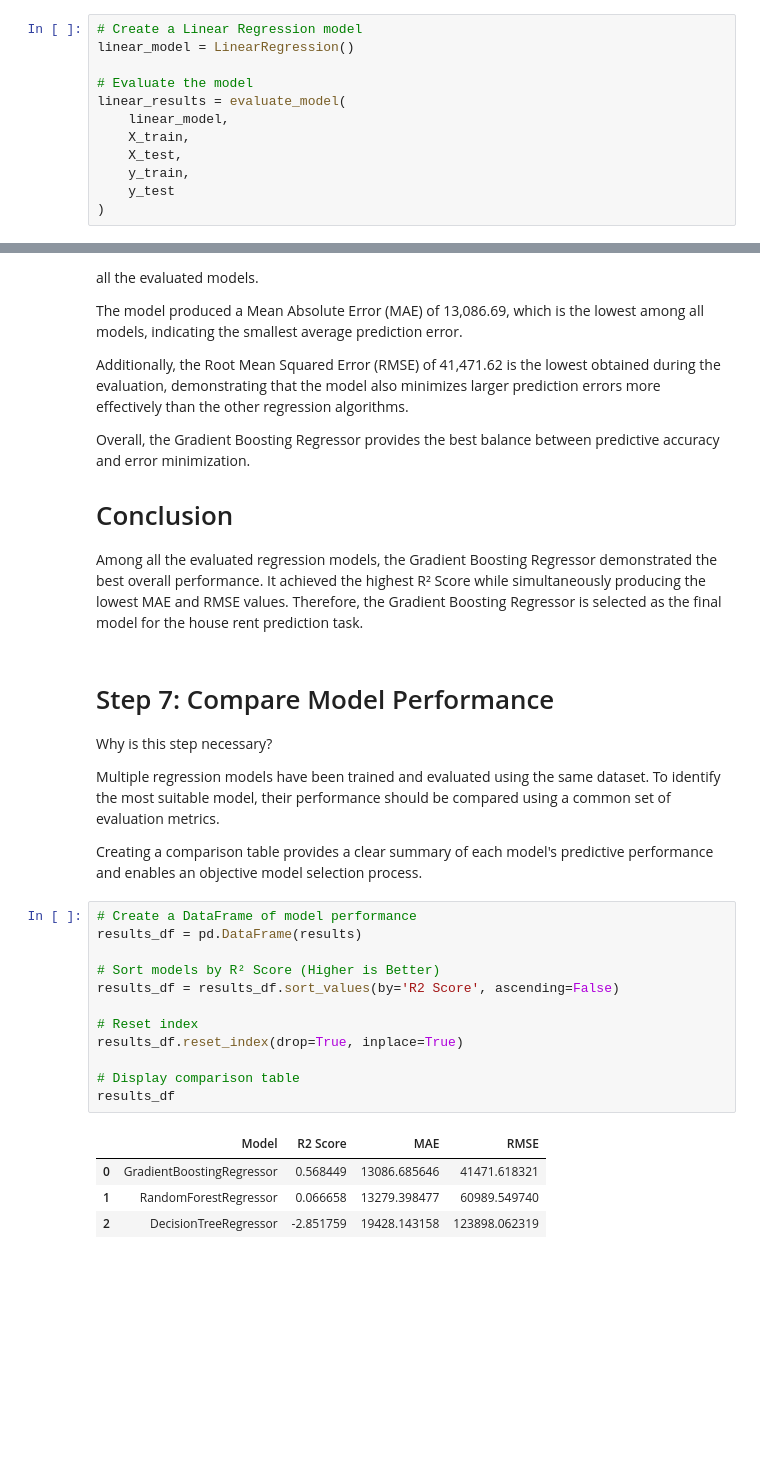
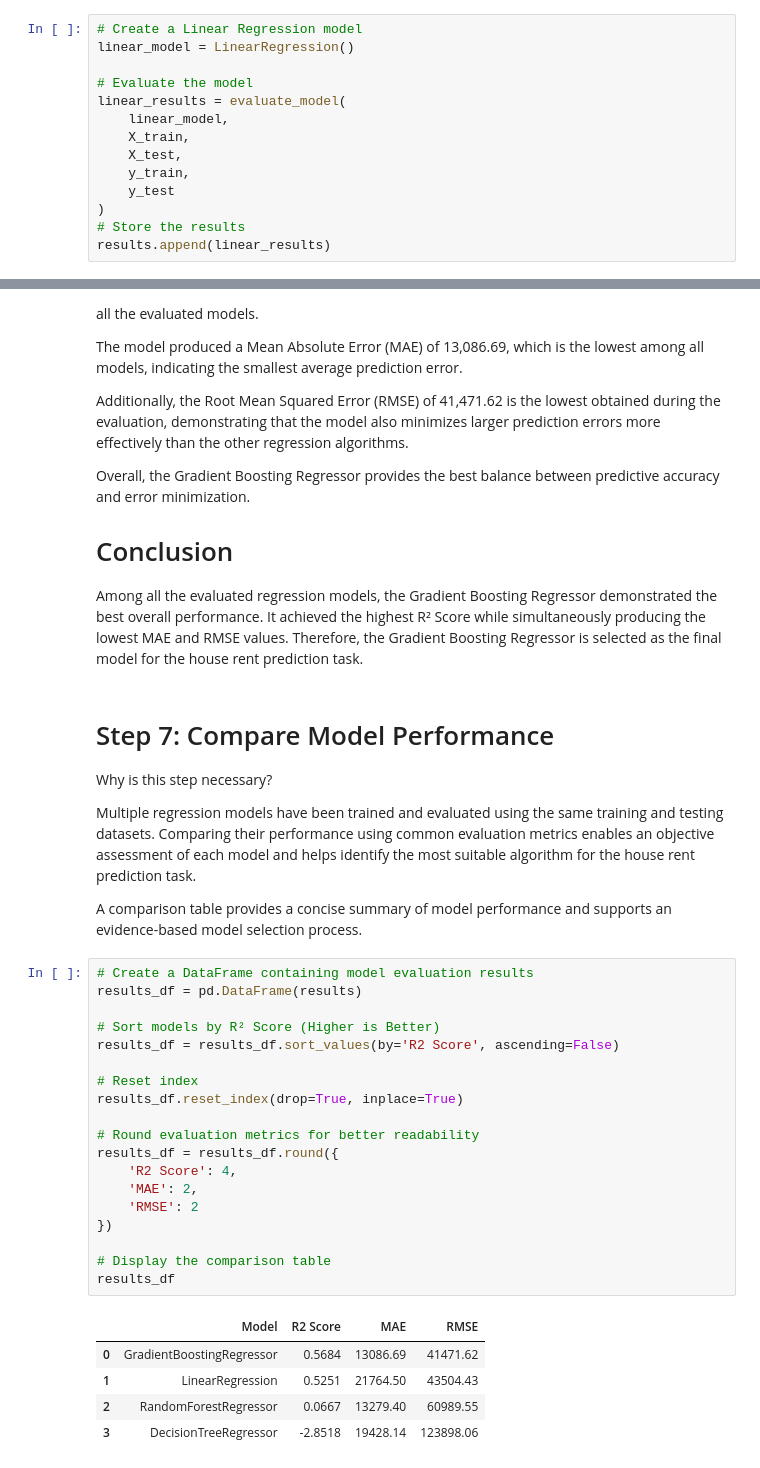
Before and after one commit to MOSTAFASEIKH/HRP, a Jupyter notebook: notebooks/HRP.ipynb, the cells around one changed output, grey strips where cells are left out. Drawn from its saved outputs; the diff is of its cells as text; blank space fills up the shorter version.

```diff
--- a/notebooks/HRP.ipynb
+++ b/notebooks/HRP.ipynb
@@ -923,6 +925,8 @@ linear_results = evaluate_model(
     y_train,
     y_test
 )
+# Store the results
+results.append(linear_results)
 # %% [output]
 Model : LinearRegression
 R² Score : 0.5251
@@ -1092,23 +1094,31 @@ Among all the evaluated regression models, the Gradient Boosting Regressor demon
 # Step 7: Compare Model Performance
 Why is this step necessary?
 
-Multiple regression models have been trained and evaluated using the same dataset. To identify the most suitable model, their performance should be compared using a common set of evaluation metrics.
+Multiple regression models have been trained and evaluated using the same training and testing datasets. Comparing their performance using common evaluation metrics enables an objective assessment of each model and helps identify the most suitable algorithm for the house rent prediction task.
 
-Creating a comparison table provides a clear summary of each model's predictive performance and enables an objective model selection process.
+A comparison table provides a concise summary of model performance and supports an evidence-based model selection process.
-# %%
-# Create a DataFrame of model performance
-results_df = pd.DataFrame(results)
-
-# Sort models by R² Score (Higher is Better)
-results_df = results_df.sort_values(by='R2 Score', ascending=False)
-
-# Reset index
-results_df.reset_index(drop=True, inplace=True)
-
-# Display comparison table
-results_df
-# %% [output]
-|  | Model | R2 Score | MAE | RMSE |
-| 0 | GradientBoostingRegressor | 0.568449 | 13086.685646 | 41471.618321 |
-| 1 | RandomForestRegressor | 0.066658 | 13279.398477 | 60989.549740 |
-| 2 | DecisionTreeRegressor | -2.851759 | 19428.143158 | 123898.062319 |
+# %%
+# Create a DataFrame containing model evaluation results
+results_df = pd.DataFrame(results)
+
+# Sort models by R² Score (Higher is Better)
+results_df = results_df.sort_values(by='R2 Score', ascending=False)
+
+# Reset index
+results_df.reset_index(drop=True, inplace=True)
+
+# Round evaluation metrics for better readability
+results_df = results_df.round({
+    'R2 Score': 4,
+    'MAE': 2,
+    'RMSE': 2
+})
+
+# Display the comparison table
+results_df
+# %% [output]
+|  | Model | R2 Score | MAE | RMSE |
+| 0 | GradientBoostingRegressor | 0.5684 | 13086.69 | 41471.62 |
+| 1 | LinearRegression | 0.5251 | 21764.50 | 43504.43 |
+| 2 | RandomForestRegressor | 0.0667 | 13279.40 | 60989.55 |
+| 3 | DecisionTreeRegressor | -2.8518 | 19428.14 | 123898.06 |
```
Also changed, not shown: parts of 15 cells of this notebook, 1 other file.
